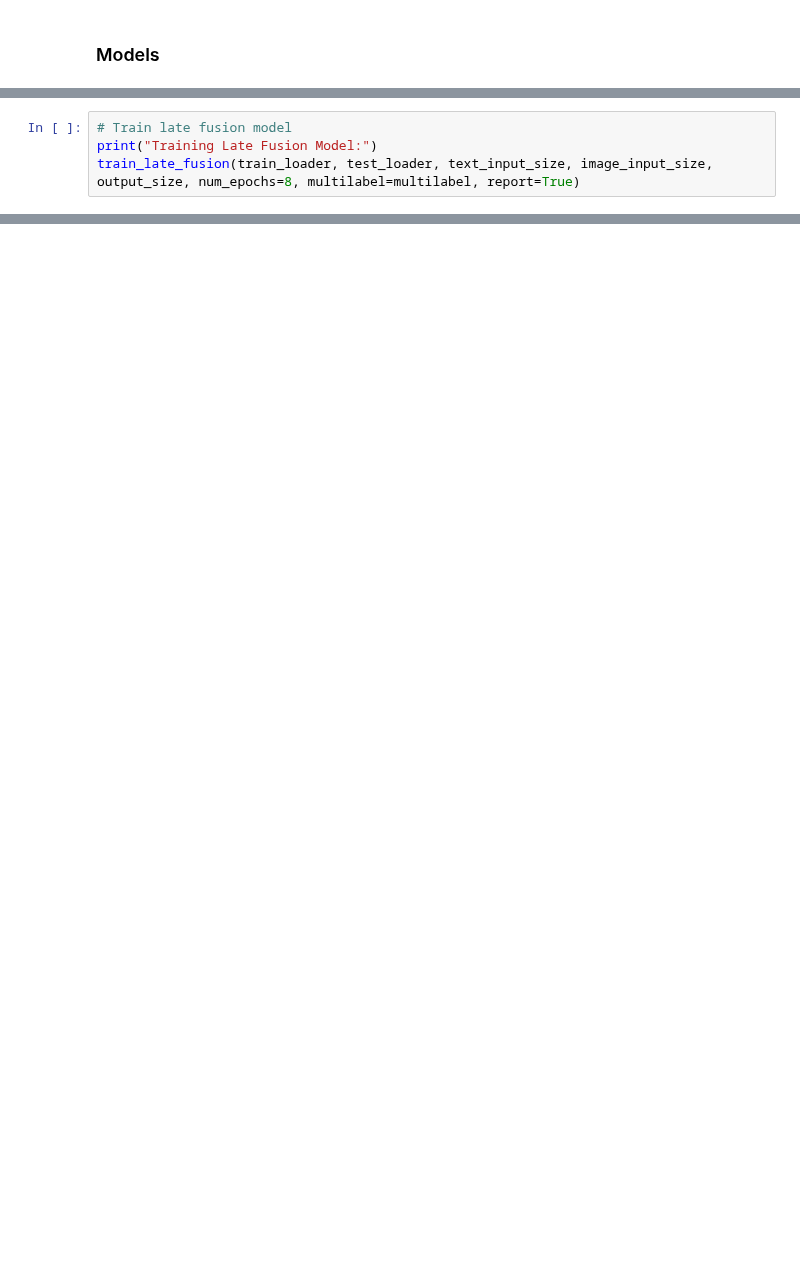
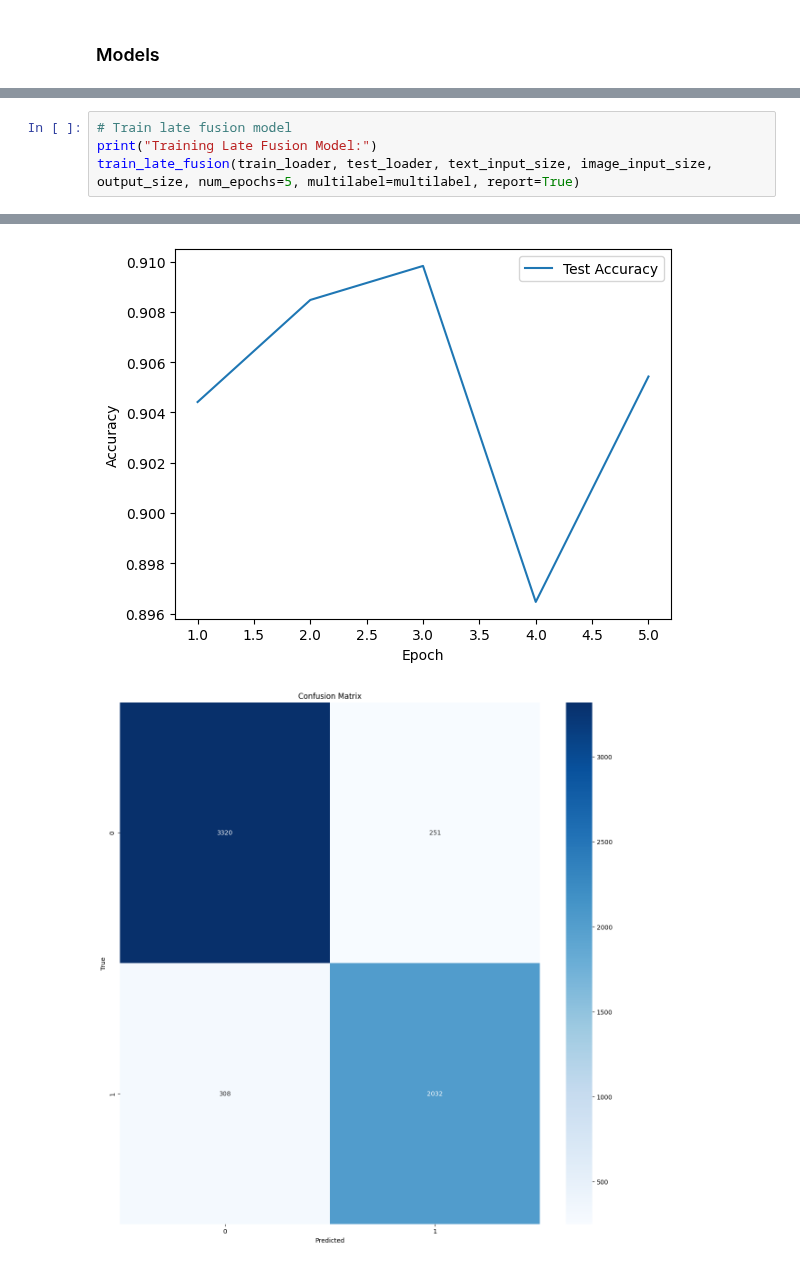
Before and after one commit to dsrestrepo/Foundational-Multimodal-Fusion-Benchmark, a Jupyter notebook: fakeddit_model.ipynb, the cells around one changed output, grey strips where cells are left out. Cells and saved outputs as stored; diff of their text form; blank space fills up the shorter version.

```diff
--- a/fakeddit_model.ipynb
+++ b/fakeddit_model.ipynb
@@ -69,4 +124,5 @@ train_early_fusion(train_loader, test_loader, text_input_size, image_input_size,
 # %%
 # Train late fusion model
 print("Training Late Fusion Model:")
-train_late_fusion(train_loader, test_loader, text_input_size, image_input_size, output_size, num_epochs=8, multilabel=multilabel, report=True)
+train_late_fusion(train_loader, test_loader, text_input_size, image_input_size, output_size, num_epochs=5, multilabel=multilabel, report=True)
+# %% [output]
@@ -72,0 +135,2 @@ train_late_fusion(train_loader, test_loader, text_input_size, image_input_size,
+[figure, added]
+[figure, added]
```
Also changed, not shown: parts of 7 cells of this notebook, 5 other files.
